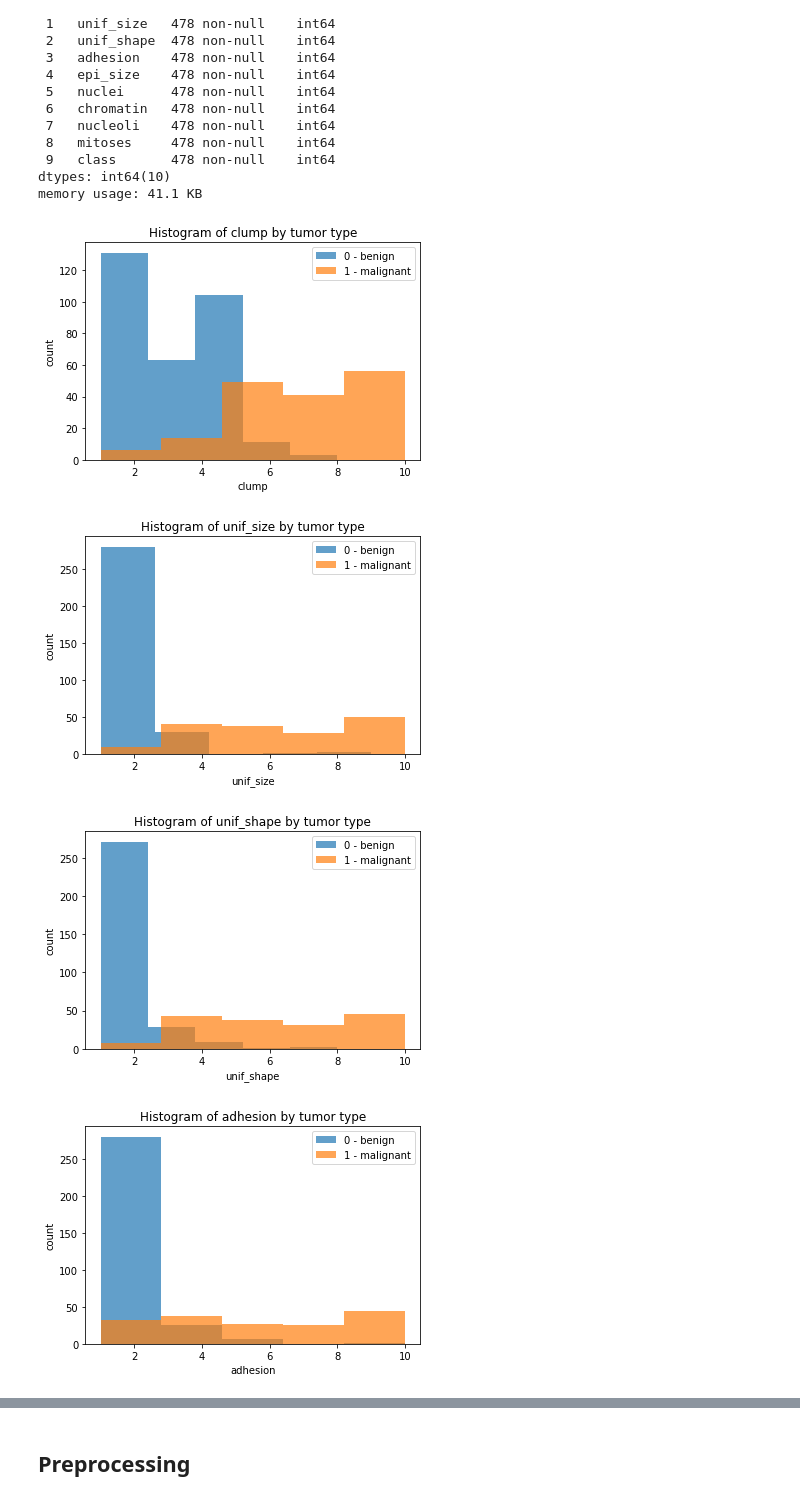
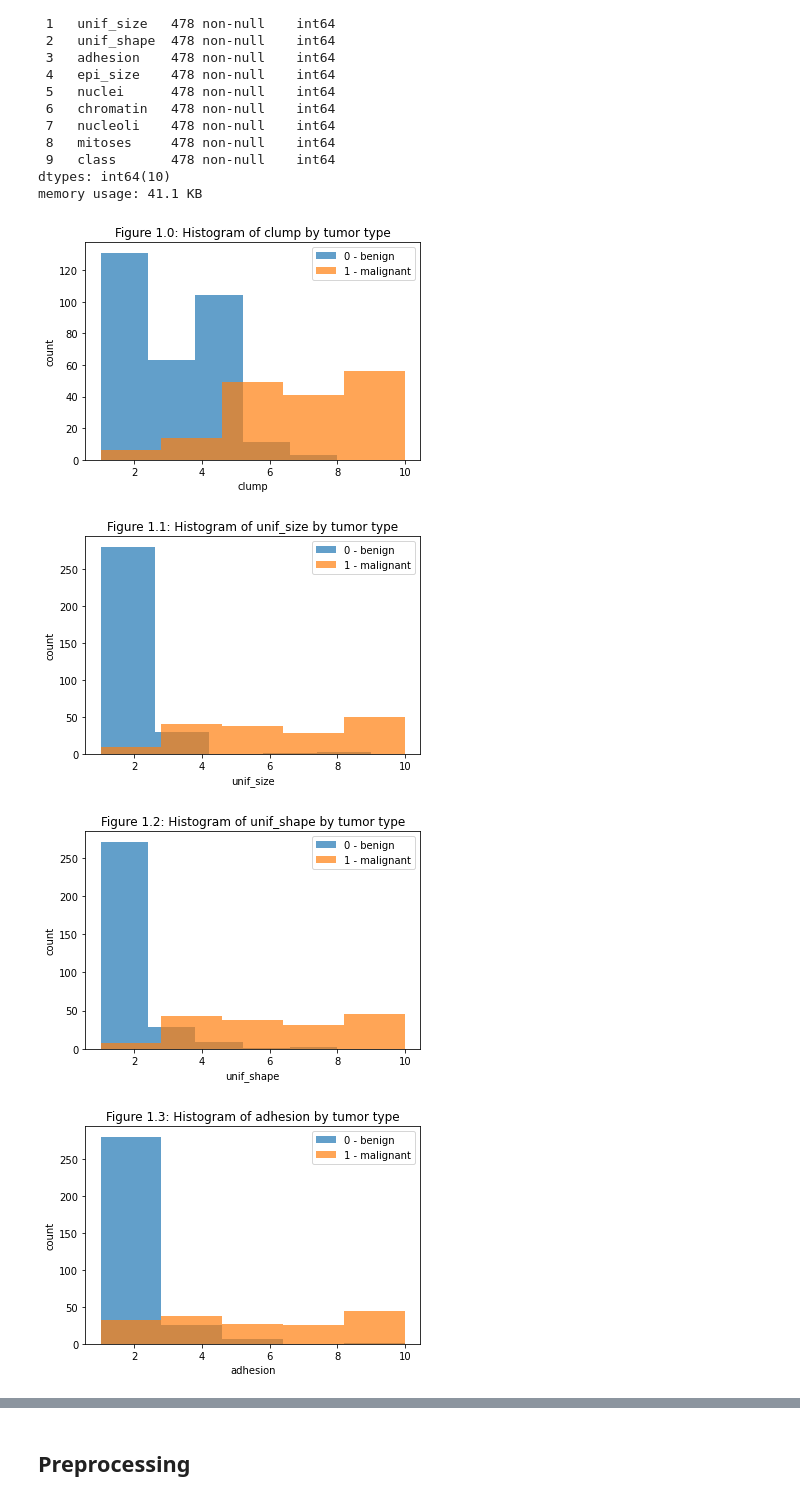
Before and after one commit to DSCI-310/DSCI-310-Group-5, a Jupyter notebook: analysis.ipynb, the cells around one changed output, grey strips where cells are left out. Drawn from its saved outputs; the diff is of its cells as text; code cells hidden in the pictures.

```diff
--- a/analysis.ipynb
+++ b/analysis.ipynb
@@ -153,17 +154,17 @@ benign_cases = train_df[train_df["class"] == 0]
 
 malignant_cases = train_df[train_df["class"] == 1]
 # %%
-for x in numeric_looking_columns:
+for idx,x in enumerate(numeric_looking_columns): # idx is the index of each item
+#for x in numeric_looking_columns:
     plt.hist(benign_cases[x], alpha=0.7, bins=5, label="0 - benign")
     plt.hist(malignant_cases[x], alpha=0.7, bins=5, label="1 - malignant")
     plt.legend(loc="best")
-
     plt.xlabel(x)
     plt.ylabel("count")
-    plt.title(f"Histogram of {x} by tumor type")
+    plt.title(f"Figure 1.{idx}: Histogram of {x} by tumor type")
     plt.show()
 # %% [output]
-[figure, old version]
+[figure, new version]
-[figure, old version]
+[figure, new version]
-[figure, old version]
+[figure, new version]
-[figure, old version]
+[figure, new version]
```
Also changed, not shown: parts of 11 cells of this notebook, 1 other file.
